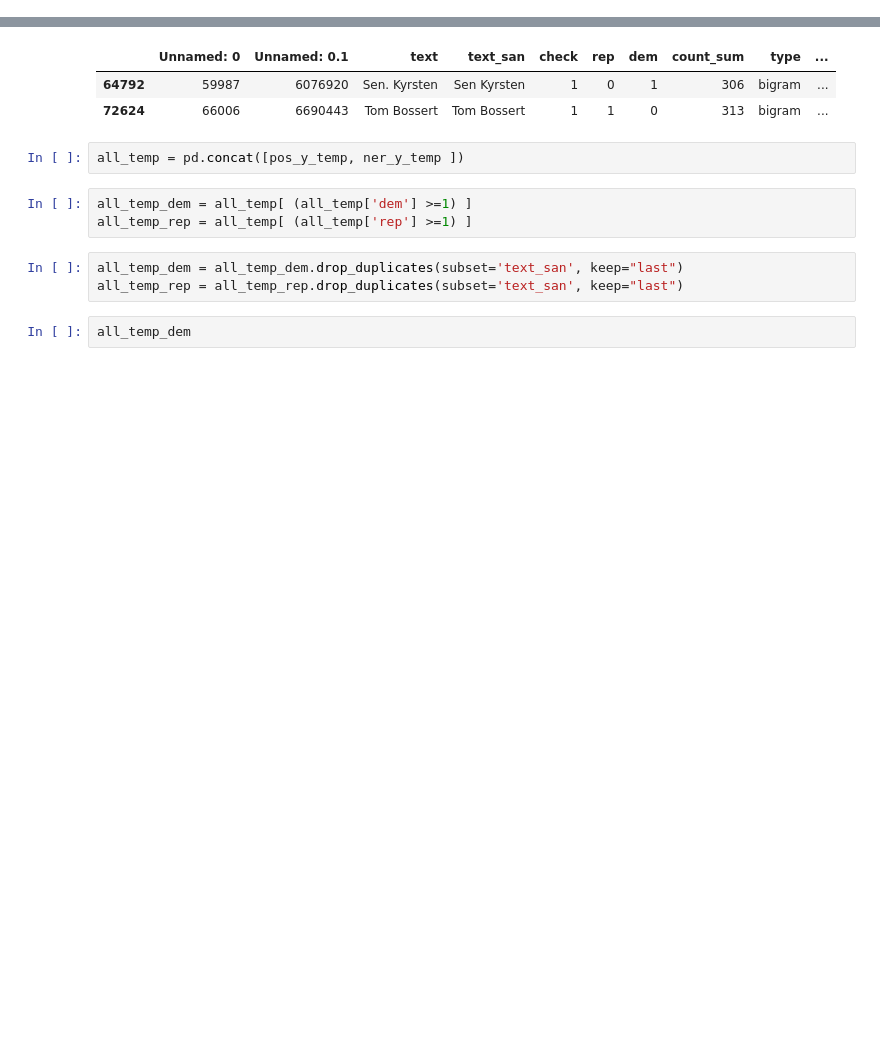
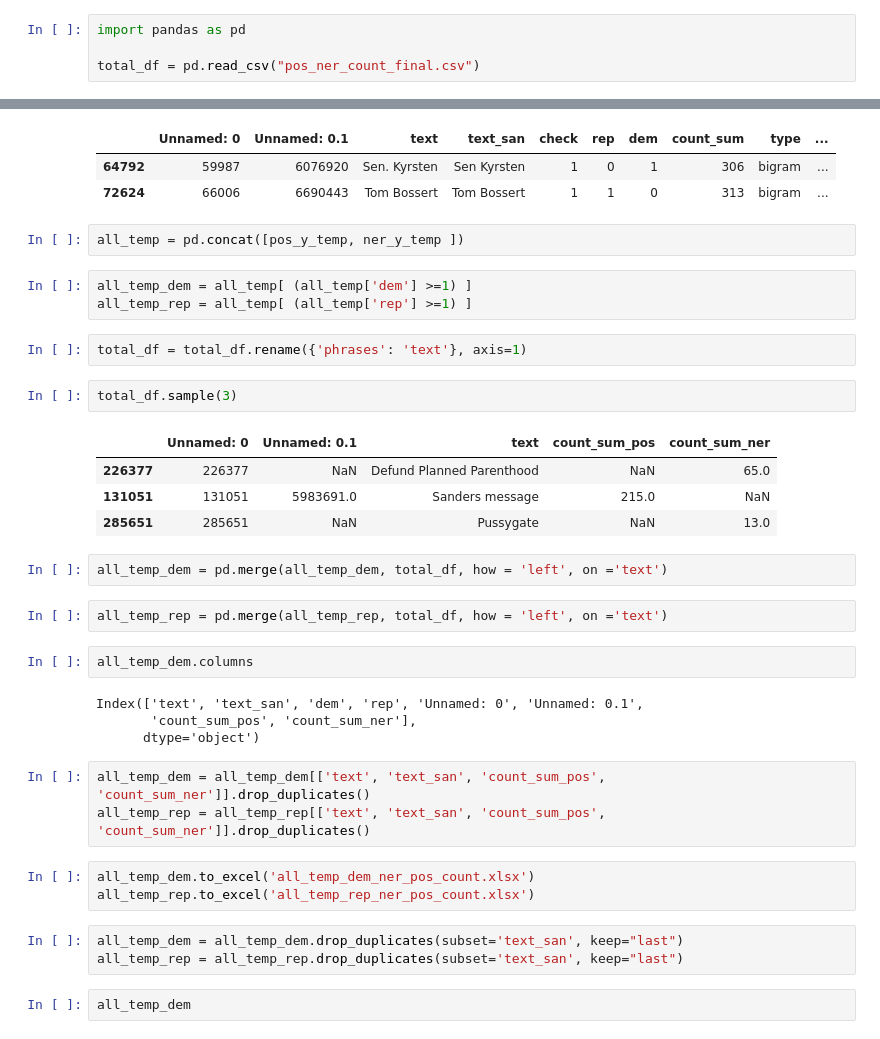
Before and after one commit to ykim71/thesis_related, a Jupyter notebook: ner_pos_matching_wpreprocessing.ipynb, the cells around one changed output, grey strips where cells are left out. Drawn from its saved outputs; the diff is of its cells as text; blank space fills up the shorter version.

```diff
--- a/ner_pos_matching_wpreprocessing.ipynb
+++ b/ner_pos_matching_wpreprocessing.ipynb
@@ -10,6 +10,10 @@ Mounted at /content/drive
 %cd drive/'MyDrive'/CrowdTangle/final_data_metrics
 # %% [output]
 /content/drive/MyDrive/CrowdTangle/final_data_metrics
+# %%
+import pandas as pd
+
+total_df = pd.read_csv("pos_ner_count_final.csv")
 # %% [markdown]
 
 
@@ -250,6 +254,31 @@ all_temp = pd.concat([pos_y_temp, ner_y_temp ])
 # %%
 all_temp_dem = all_temp[ (all_temp['dem'] >=1) ]
 all_temp_rep = all_temp[ (all_temp['rep'] >=1) ]
+# %%
+total_df = total_df.rename({'phrases': 'text'}, axis=1)
+# %%
+total_df.sample(3)
+# %% [output]
+|  | Unnamed: 0 | Unnamed: 0.1 | text | count_sum_pos | count_sum_ner |
+| 226377 | 226377 | NaN | Defund Planned Parenthood | NaN | 65.0 |
+| 131051 | 131051 | 5983691.0 | Sanders message | 215.0 | NaN |
+| 285651 | 285651 | NaN | Pussygate | NaN | 13.0 |
+# %%
+all_temp_dem = pd.merge(all_temp_dem, total_df, how = 'left', on ='text')
+# %%
+all_temp_rep = pd.merge(all_temp_rep, total_df, how = 'left', on ='text')
+# %%
+all_temp_dem.columns
+# %% [output]
+Index(['text', 'text_san', 'dem', 'rep', 'Unnamed: 0', 'Unnamed: 0.1',
+       'count_sum_pos', 'count_sum_ner'],
+      dtype='object')
+# %%
+all_temp_dem = all_temp_dem[['text', 'text_san', 'count_sum_pos', 'count_sum_ner']].drop_duplicates()
+all_temp_rep = all_temp_rep[['text', 'text_san', 'count_sum_pos', 'count_sum_ner']].drop_duplicates()
+# %%
+all_temp_dem.to_excel('all_temp_dem_ner_pos_count.xlsx')
+all_temp_rep.to_excel('all_temp_rep_ner_pos_count.xlsx')
 # %%
 all_temp_dem = all_temp_dem.drop_duplicates(subset='text_san', keep="last")
 all_temp_rep = all_temp_rep.drop_duplicates(subset='text_san', keep="last")
```
Also changed, not shown: parts of 3 cells of this notebook.
